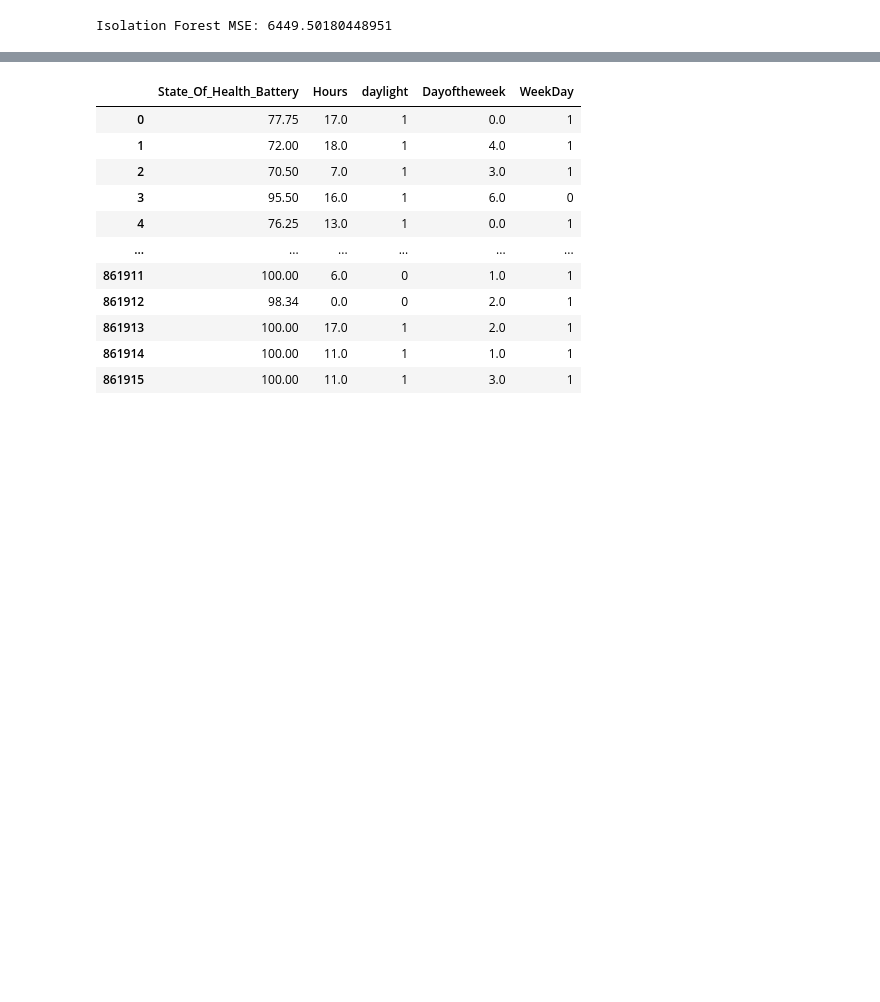
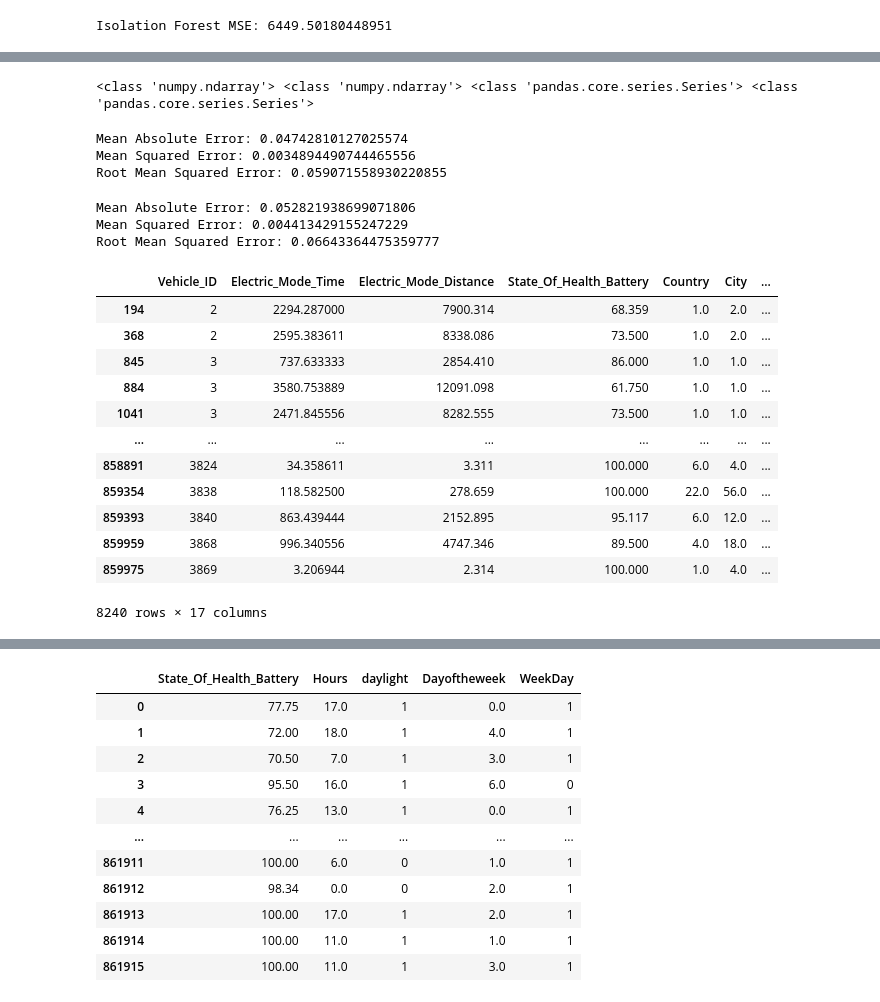
Before and after one commit to ShankaranarayananBR/DataMiningProj, a Jupyter notebook: Unsupervised_Learning.ipynb, the cells around one changed output, grey strips where cells are left out. Cells and saved outputs as stored; diff of their text form; code cells hidden in the pictures; blank space fills up the shorter version.

```diff
--- a/Unsupervised_Learning.ipynb
+++ b/Unsupervised_Learning.ipynb
@@ -765,0 +933,3 @@ clustering_LOF
+# %%
+clustering_LOF=clustering_LOF[clustering_LOF.anomaly26.notnull()]
+clustering_LOF
@@ -765,0 +950,2 @@ clustering_LOF
+# %%
+clustering_LOF.dropna(inplace=True)
@@ -765,0 +961,42 @@ clustering_LOF
+# %%
+print(type(trainX),type(testX),type(trainY),type(testY))
+# %% [output]
+<class 'numpy.ndarray'> <class 'numpy.ndarray'> <class 'pandas.core.series.Series'> <class 'pandas.core.series.Series'>
+# %%
+regressor=LinearRegression()
+regressor.fit(trainX,trainY)
+y_pred=regressor.predict(testX)
+print('Mean Absolute Error:', metrics.mean_absolute_error(testY, y_pred))
+print('Mean Squared Error:', metrics.mean_squared_error(testY, y_pred))
+print('Root Mean Squared Error:', np.sqrt(metrics.mean_squared_error(testY, y_pred)))
+# %% [output]
+Mean Absolute Error: 0.04742810127025574
+Mean Squared Error: 0.0034894490744465556
+Root Mean Squared Error: 0.059071558930220855
+# %%
+regressor=Lasso(alpha=0.01)
+regressor.fit(trainX,trainY)
+y_pred=regressor.predict(testX)
+print('Mean Absolute Error:', metrics.mean_absolute_error(testY, y_pred))
+print('Mean Squared Error:', metrics.mean_squared_error(testY, y_pred))
+print('Root Mean Squared Error:', np.sqrt(metrics.mean_squared_error(testY, y_pred)))
+# %% [output]
+Mean Absolute Error: 0.052821938699071806
+Mean Squared Error: 0.004413429155247229
+Root Mean Squared Error: 0.06643364475359777
+# %%
+clustering_LOF[clustering_LOF['anomaly26']==1]
+# %% [output]
+|  | Vehicle_ID | Electric_Mode_Time | Electric_Mode_Distance | State_Of_Health_Battery | Country | City | ... |
+| 194 | 2 | 2294.287000 | 7900.314 | 68.359 | 1.0 | 2.0 | ... |
+| 368 | 2 | 2595.383611 | 8338.086 | 73.500 | 1.0 | 2.0 | ... |
+| 845 | 3 | 737.633333 | 2854.410 | 86.000 | 1.0 | 1.0 | ... |
+| 884 | 3 | 3580.753889 | 12091.098 | 61.750 | 1.0 | 1.0 | ... |
+| 1041 | 3 | 2471.845556 | 8282.555 | 73.500 | 1.0 | 1.0 | ... |
+| ... | ... | ... | ... | ... | ... | ... | ... |
+| 858891 | 3824 | 34.358611 | 3.311 | 100.000 | 6.0 | 4.0 | ... |
+| 859354 | 3838 | 118.582500 | 278.659 | 100.000 | 22.0 | 56.0 | ... |
+| 859393 | 3840 | 863.439444 | 2152.895 | 95.117 | 6.0 | 12.0 | ... |
+| 859959 | 3868 | 996.340556 | 4747.346 | 89.500 | 4.0 | 18.0 | ... |
+| 859975 | 3869 | 3.206944 | 2.314 | 100.000 | 1.0 | 4.0 | ... |
+8240 rows × 17 columns
```
Also changed, not shown: parts of 54 cells of this notebook.
